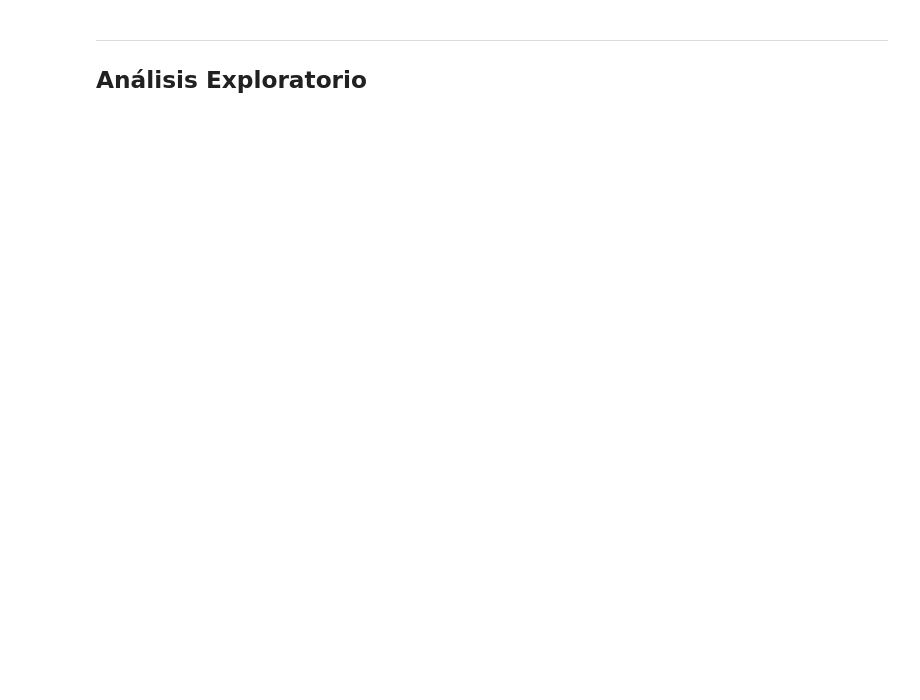
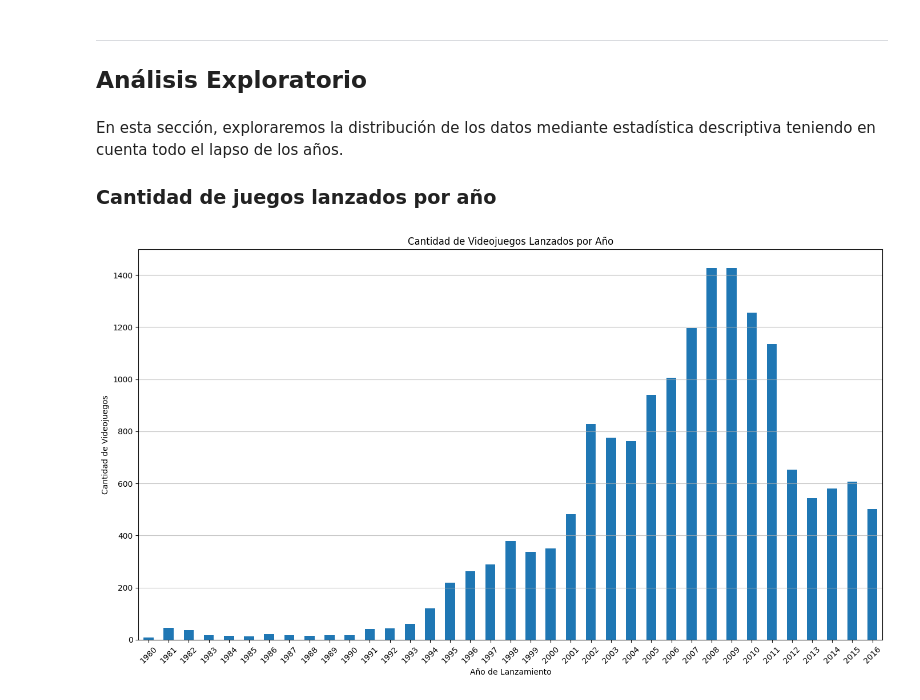
Before and after one commit to cruzdoscar/ice_store, a Jupyter notebook: EDA_videojuegos.ipynb, the cells around one changed output. Saved outputs shown, nothing was run; the diff lists cells and outputs as text; code cells hidden in the pictures; blank space fills up the shorter version.

```diff
--- a/EDA_videojuegos.ipynb
+++ b/EDA_videojuegos.ipynb
@@ -428,3 +439,19 @@ None
 # %% [markdown]
 ---
 ## Análisis Exploratorio
+# %% [markdown]
+En esta sección, exploraremos la distribución de los datos mediante estadística descriptiva teniendo en cuenta todo el lapso de los años.
+
+### Cantidad de juegos lanzados por año
+# %%
+plt.figure(figsize=(14, 8))
+df['year_of_release'].value_counts().sort_index().plot(kind='bar') # Visualizamos la cantidad de videojuegos lanzados por año
+plt.title('Cantidad de Videojuegos Lanzados por Año')
+plt.xlabel('Año de Lanzamiento')
+plt.ylabel('Cantidad de Videojuegos')
+plt.xticks(rotation=45)
+plt.grid(axis='y', alpha=0.75)
+plt.tight_layout()
+plt.show()
+# %% [output]
+[figure, added]
```
Also changed, not shown: parts of 17 cells of this notebook.
